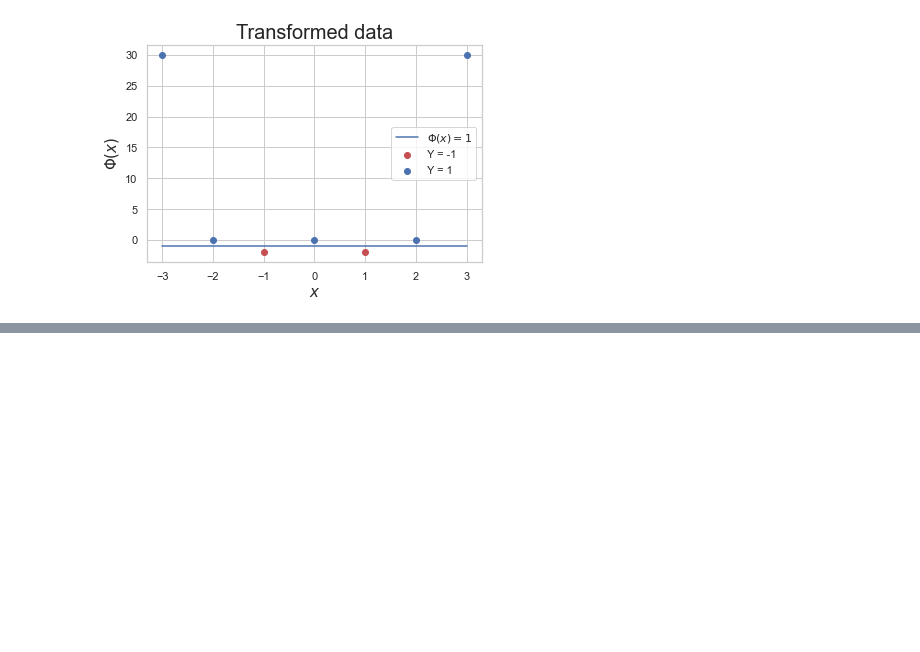
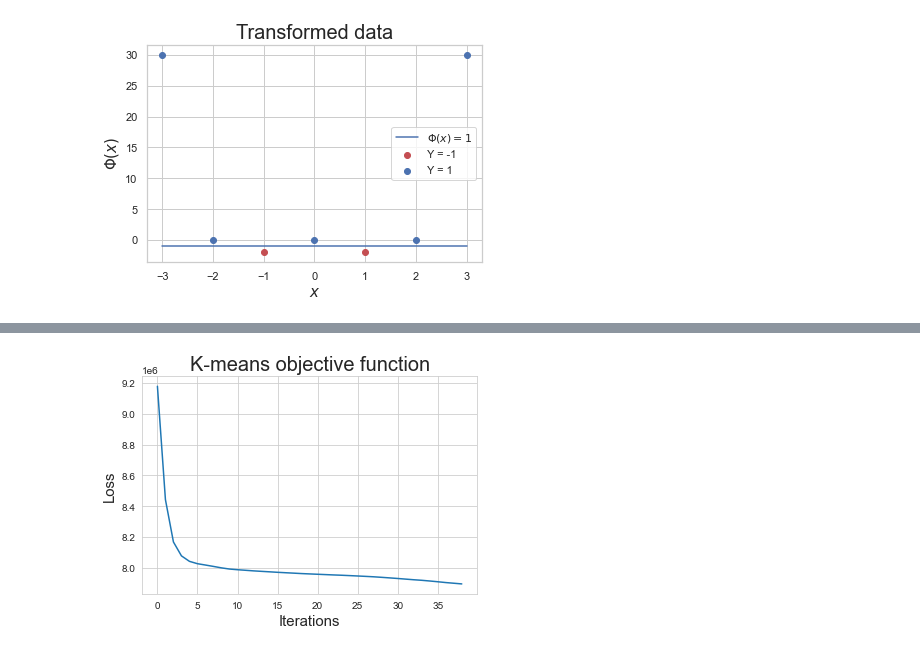
Before and after one commit to Plabrum/cs181-s21-homeworks, a Jupyter notebook: hw4/p1.ipynb, the cells around one changed output, grey strips where cells are left out. Drawn from its saved outputs; the diff is of its cells as text; code cells hidden in the pictures; blank space fills up the shorter version.

```diff
--- a/hw4/p1.ipynb
+++ b/hw4/p1.ipynb
@@ -48,0 +68,5 @@ plt.show()
+# %%
+def distance(p1, p2):
+    # calulate the l2 distance between points, i.e. euclidean
+    # each is a 1xD matrix
+    return np.sqrt(sum(pow(p1-p2, 2)))
@@ -48,0 +133,4 @@ plt.show()
+# %%
+resp = make_one_hot(np.random.randn(X.shape[0], K))
+mu = cluster_mean(resp, X)
+nw = adjust_resp(mu, X)
@@ -48,0 +227,4 @@ plt.show()
+# %%
+K = 10
+KMeansClassifier = KMeans(K=10)
+KMeansClassifier.fit(large_dataset)
@@ -48,0 +250,9 @@ plt.show()
+# %%
+fig, ax = plt.subplots()
+ax.plot(np.array(KMeansClassifier.loss_list));
+ax.set_ylabel('Loss', fontsize=15)
+ax.set_xlabel('Iterations', fontsize=15)
+ax.set_title('K-means objective function', fontsize=20)
+plt.show()
+# %% [output]
+[figure, added]
```
Also changed, not shown: parts of 18 cells of this notebook, 2 other files.
